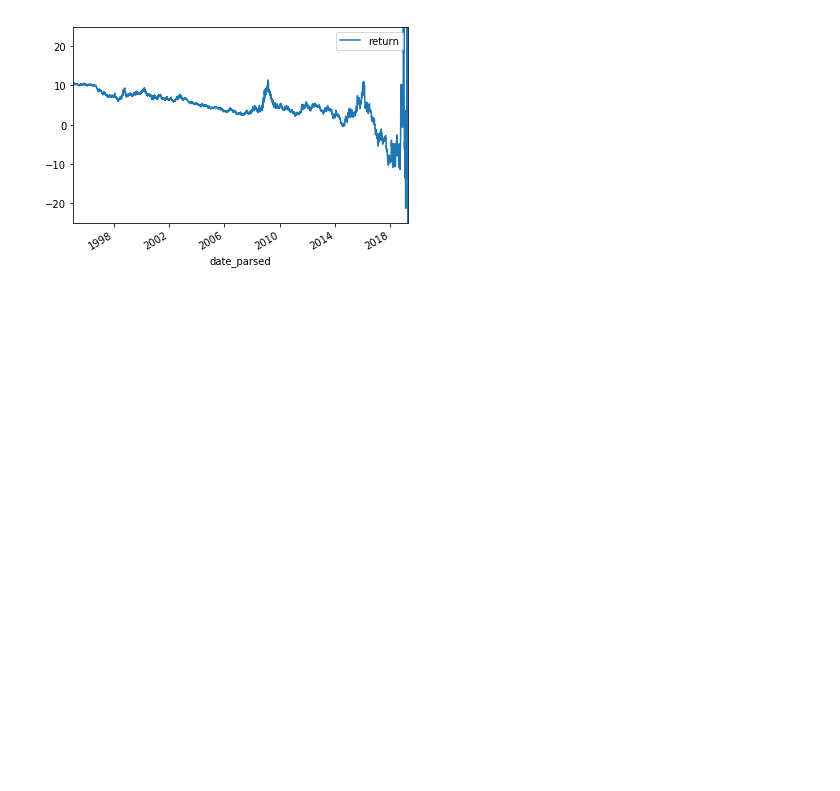
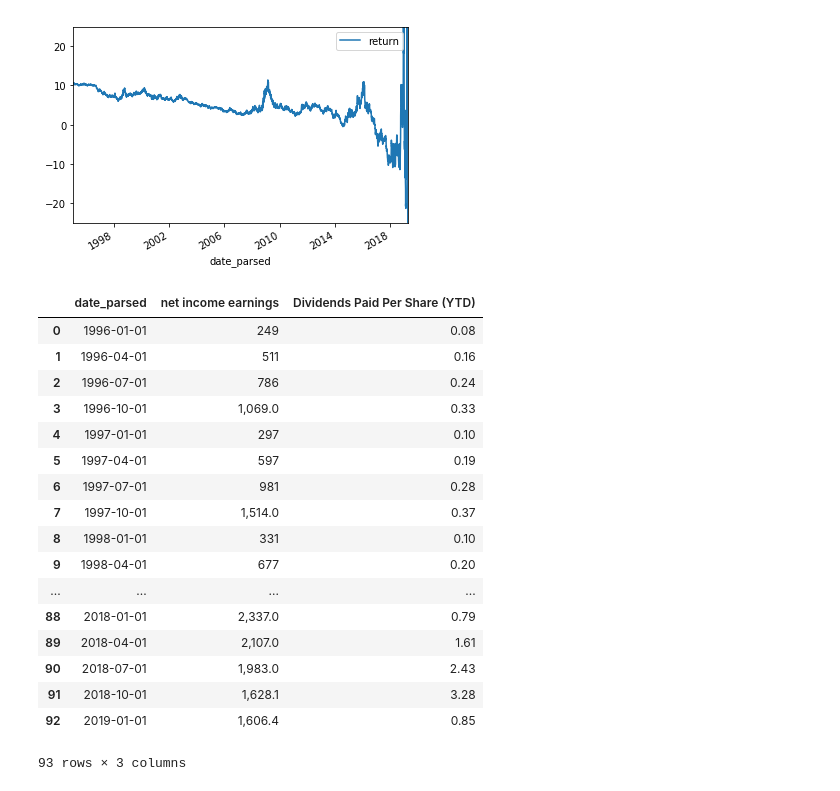
Before and after one commit to ismith1024/Finance-Regression-Analyzer, a Jupyter notebook: custom_kernel.ipynb, the cells around one changed output. Saved outputs shown, nothing was run; the diff lists cells and outputs as text; code cells hidden in the pictures; blank space fills up the shorter version.

Commit message:
advfn added

```diff
--- a/custom_kernel.ipynb
+++ b/custom_kernel.ipynb
@@ -140,3 +140,33 @@ df_valid.plot(x='date_parsed', y='return', ylim = (-25, 25))
 plt.show()
 # %% [output]
 [figure]
+# %%
+sqlite_db2 = '/home/ian/Data/advfn.db'
+database2 = sqlite3.connect(sqlite_db2)
+
+sql_string = '''SELECT * FROM quarterly_reports WHERE company_ticker = 'BNS';'''
+
+df_earn = pd.read_sql_query(sql_string, database2)
+
+df_earn['date_parsed'] = df_earn['report_date'].apply(lambda x: datetime.datetime.strptime(x, '%Y/%m'))
+# %%
+df_earn[['date_parsed', 'net income earnings', 'Dividends Paid Per Share (YTD)']]
+# %% [output]
+|  | date_parsed | net income earnings | Dividends Paid Per Share (YTD) |
+| 0 | 1996-01-01 | 249 | 0.08 |
+| 1 | 1996-04-01 | 511 | 0.16 |
+| 2 | 1996-07-01 | 786 | 0.24 |
+| 3 | 1996-10-01 | 1,069.0 | 0.33 |
+| 4 | 1997-01-01 | 297 | 0.10 |
+| 5 | 1997-04-01 | 597 | 0.19 |
+| 6 | 1997-07-01 | 981 | 0.28 |
+| 7 | 1997-10-01 | 1,514.0 | 0.37 |
+| 8 | 1998-01-01 | 331 | 0.10 |
+| 9 | 1998-04-01 | 677 | 0.20 |
+| ... | ... | ... | ... |
+| 88 | 2018-01-01 | 2,337.0 | 0.79 |
+| 89 | 2018-04-01 | 2,107.0 | 1.61 |
+| 90 | 2018-07-01 | 1,983.0 | 2.43 |
+| 91 | 2018-10-01 | 1,628.1 | 3.28 |
+| 92 | 2019-01-01 | 1,606.4 | 0.85 |
+93 rows × 3 columns
```
Also changed, not shown: parts of 1 cell of this notebook.
